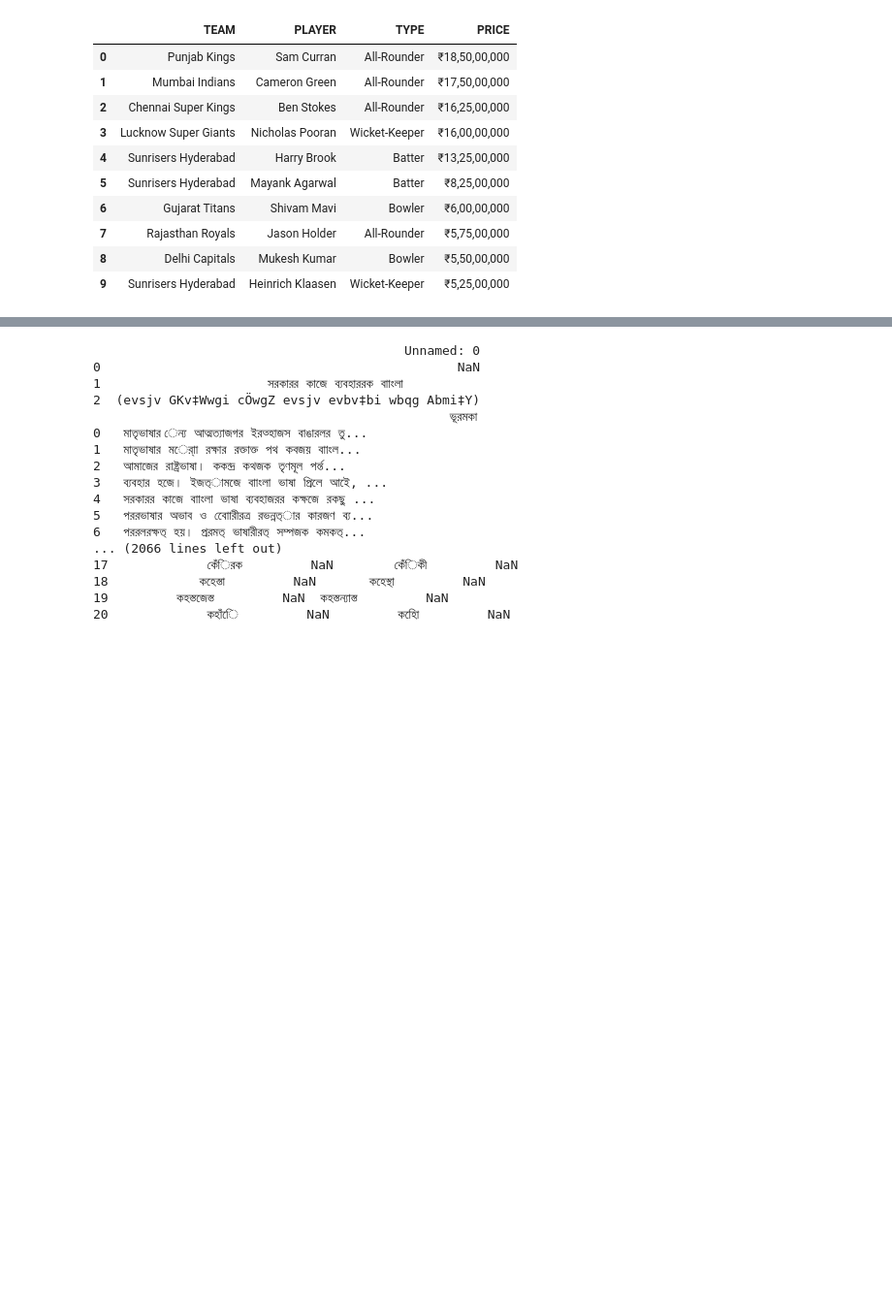
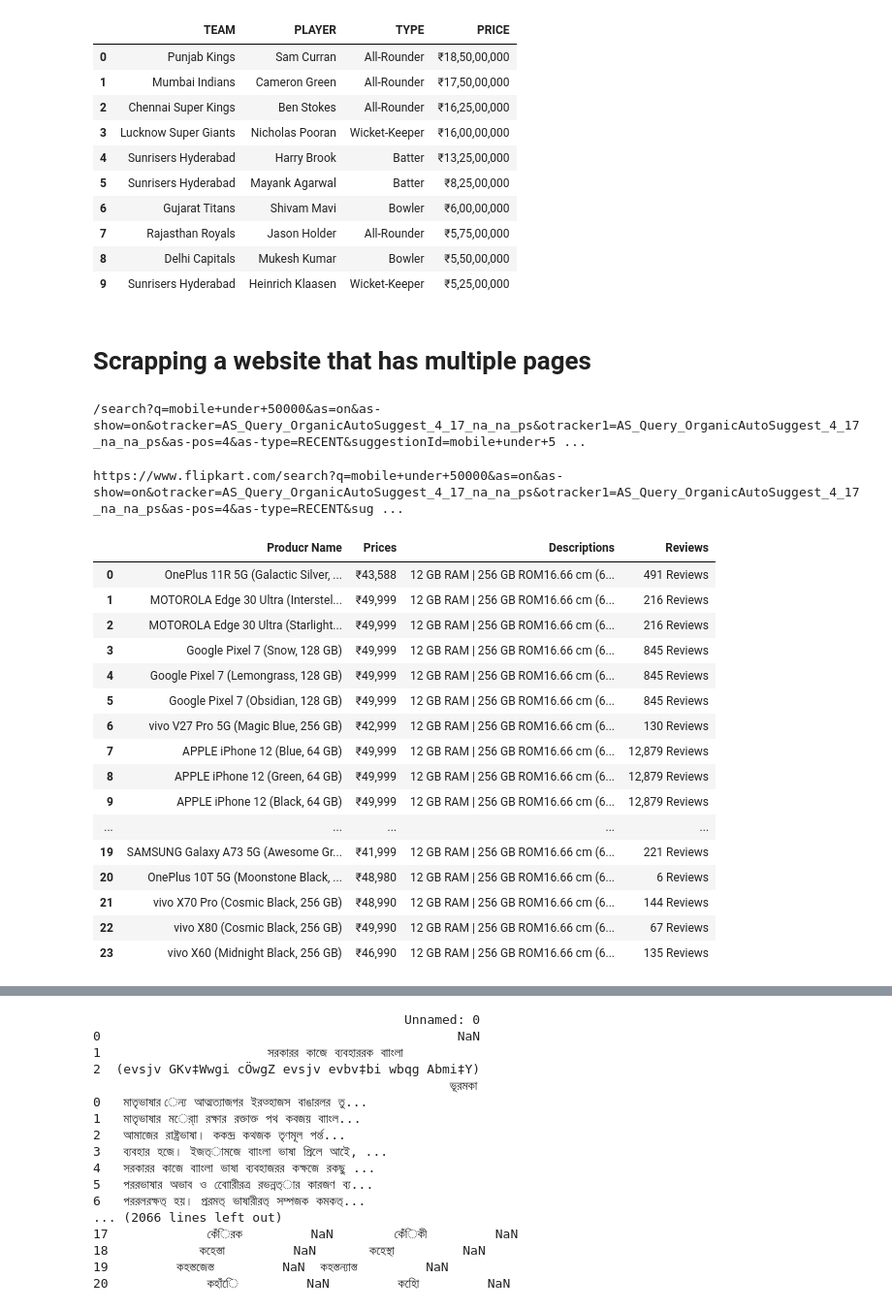
Before and after one commit to pappucode/datascrape, a Jupyter notebook: dataScrapping_beautifulSoup_selenium.ipynb, the cells around one changed output, grey strips where cells are left out. Shown at 97% size. Cells and saved outputs as stored; diff of their text form; code cells hidden in the pictures; blank space fills up the shorter version.

Commit message:
Scrapping Flip kart website data and created a csv file

```diff
--- a/dataScrapping_beautifulSoup_selenium.ipynb
+++ b/dataScrapping_beautifulSoup_selenium.ipynb
@@ -273,3 +273,5 @@ df
 | 9 | Sunrisers Hyderabad | Heinrich Klaasen | Wicket-Keeper | ₹5,25,00,000 |
 # %%
 df.to_csv("ipl_top_buys.csv")
+# %% [markdown]
+# Scrapping a website that has multiple pages
@@ -275,0 +283,61 @@ df.to_csv("ipl_top_buys.csv")
+# %%
+np = soup.find("a", class_ = "_1LKTO3").get('href')
+print(np)
+# %% [output]
+/search?q=mobile+under+50000&as=on&as-show=on&otracker=AS_Query_OrganicAutoSuggest_4_17_na_na_ps&otracker1=AS_Query_OrganicAutoSuggest_4_17_na_na_ps&as-pos=4&as-type=RECENT&suggestionId=mobile+under+5 ...
+# %%
+base_url = "https://www.flipkart.com"
+url = base_url+np
+print(url)
+# %% [output]
+https://www.flipkart.com/search?q=mobile+under+50000&as=on&as-show=on&otracker=AS_Query_OrganicAutoSuggest_4_17_na_na_ps&otracker1=AS_Query_OrganicAutoSuggest_4_17_na_na_ps&as-pos=4&as-type=RECENT&sug ...
+# %%
+# Extract Data from Single page
+url = "https://www.flipkart.com/search?q=mobile+under+50000&as=on&as-show=on&otracker=AS_Query_OrganicAutoSuggest_4_17_na_na_ps&otracker1=AS_Query_OrganicAutoSuggest_4_17_na_na_ps&as-pos=4&as-type=RECENT&suggestionId=mobile+under+50000&requestId=32183796-8b5b-4706-8497-2494f15f40eb&as-searchtext=mobile+under+5000&page=1"
+r = requests.get(url)
+soup = BeautifulSoup(r.text, 'lxml')
+
+names = []
+prices = []
+#descs = []
+reviews = []
+
+container = soup.find_all("div", class_ = "_2kHMtA")
+for item in container:
+
+    name = item.find("div", class_ = "_4rR01T").text
+    names.append(name)
+
+    price = item.find("div", class_ = "_30jeq3 _1_WHN1").text
+    prices.append(price)
+
+    #desc = item.find("div", class_ = "fMghEO")
+    all_ul = item.find_all('ul', class_="_1xgFaf")
+    for i in all_ul:
+        res = i.text
+        #descs.append(res)
+        #print(res)
+    review = item.find("span", class_ = "_13vcmD").next_sibling.text
+    reviews.append(review.strip())
+#print(descs)
+
+df = pd.DataFrame({"Producr Name" : names, "Prices": prices, "Descriptions" : res, "Reviews" : reviews})
+df
+# %% [output]
+|  | Producr Name | Prices | Descriptions | Reviews |
+| 0 | OnePlus 11R 5G (Galactic Silver, ... | ₹43,588 | 12 GB RAM | 256 GB ROM16.66 cm (6... | 491 Reviews |
+| 1 | MOTOROLA Edge 30 Ultra (Interstel... | ₹49,999 | 12 GB RAM | 256 GB ROM16.66 cm (6... | 216 Reviews |
+| 2 | MOTOROLA Edge 30 Ultra (Starlight... | ₹49,999 | 12 GB RAM | 256 GB ROM16.66 cm (6... | 216 Reviews |
+| 3 | Google Pixel 7 (Snow, 128 GB) | ₹49,999 | 12 GB RAM | 256 GB ROM16.66 cm (6... | 845 Reviews |
+| 4 | Google Pixel 7 (Lemongrass, 128 GB) | ₹49,999 | 12 GB RAM | 256 GB ROM16.66 cm (6... | 845 Reviews |
+| 5 | Google Pixel 7 (Obsidian, 128 GB) | ₹49,999 | 12 GB RAM | 256 GB ROM16.66 cm (6... | 845 Reviews |
+| 6 | vivo V27 Pro 5G (Magic Blue, 256 GB) | ₹42,999 | 12 GB RAM | 256 GB ROM16.66 cm (6... | 130 Reviews |
+| 7 | APPLE iPhone 12 (Blue, 64 GB) | ₹49,999 | 12 GB RAM | 256 GB ROM16.66 cm (6... | 12,879 Reviews |
+| 8 | APPLE iPhone 12 (Green, 64 GB) | ₹49,999 | 12 GB RAM | 256 GB ROM16.66 cm (6... | 12,879 Reviews |
+| 9 | APPLE iPhone 12 (Black, 64 GB) | ₹49,999 | 12 GB RAM | 256 GB ROM16.66 cm (6... | 12,879 Reviews |
+| ... | ... | ... | ... | ... |
+| 19 | SAMSUNG Galaxy A73 5G (Awesome Gr... | ₹41,999 | 12 GB RAM | 256 GB ROM16.66 cm (6... | 221 Reviews |
+| 20 | OnePlus 10T 5G (Moonstone Black, ... | ₹48,980 | 12 GB RAM | 256 GB ROM16.66 cm (6... | 6 Reviews |
+| 21 | vivo X70 Pro (Cosmic Black, 256 GB) | ₹48,990 | 12 GB RAM | 256 GB ROM16.66 cm (6... | 144 Reviews |
+| 22 | vivo X80 (Cosmic Black, 256 GB) | ₹49,990 | 12 GB RAM | 256 GB ROM16.66 cm (6... | 67 Reviews |
+| 23 | vivo X60 (Midnight Black, 256 GB) | ₹46,990 | 12 GB RAM | 256 GB ROM16.66 cm (6... | 135 Reviews |
```
Also changed, not shown: parts of 6 cells of this notebook, 2 other files.
